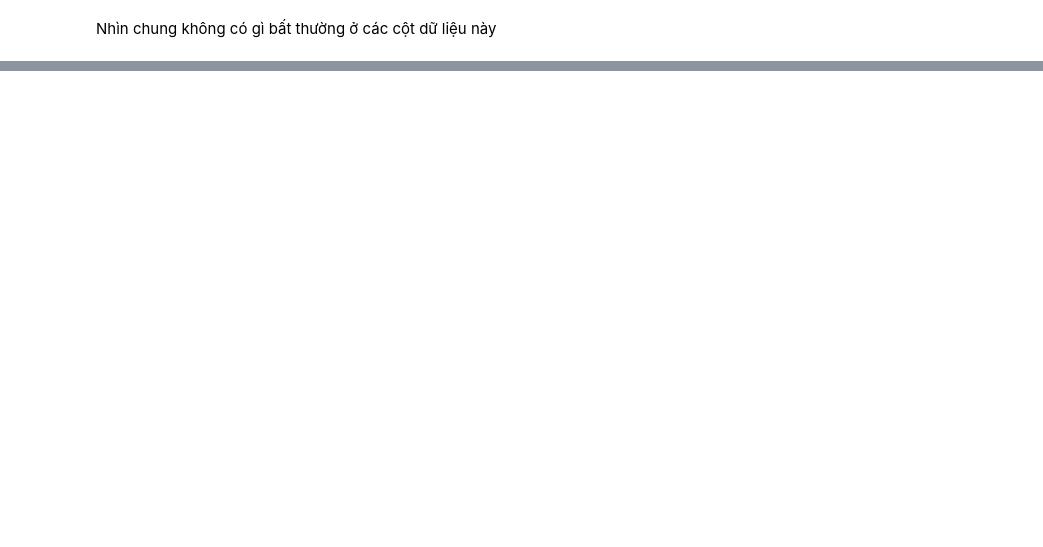
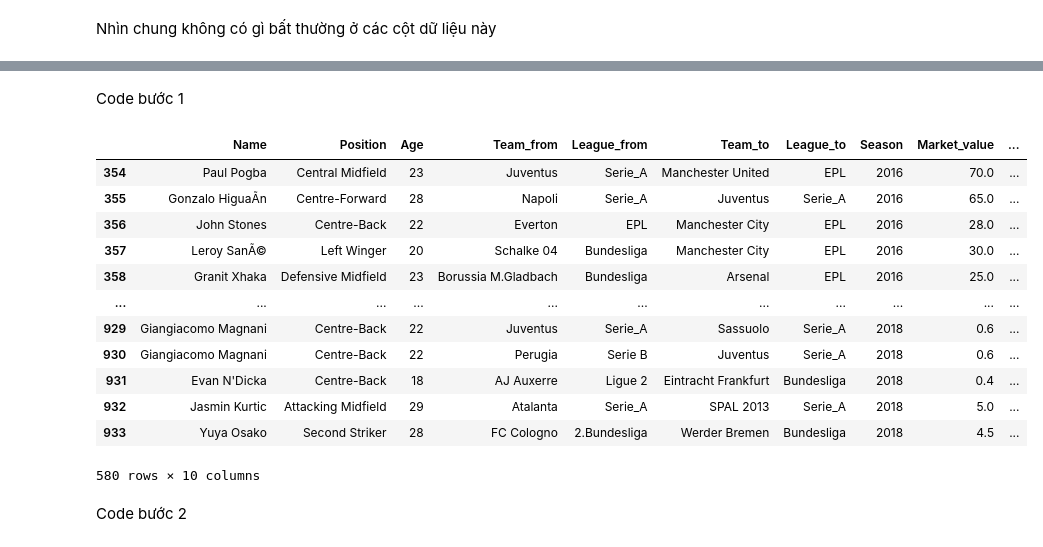
Before and after one commit to datpham2001/P4DS-CQ19-FinalProject, a Jupyter notebook: final-project.ipynb, the cells around one changed output, grey strips where cells are left out. Cells and saved outputs as stored; diff of their text form; code cells hidden in the pictures; blank space fills up the shorter version.

```diff
--- a/final-project.ipynb
+++ b/final-project.ipynb
@@ -157,0 +201,24 @@ Nhìn chung không có gì bất thường ở các cột dữ liệu này
+# %% [markdown]
+Code bước 1
+# %%
+def getThreeCurrentSeason(col):
+    return sorted(col, reverse=True)[:3]
+
+three_season_df = transfer_df[transfer_df['Season'].isin(getThreeCurrentSeason(transfer_df['Season'].unique()))]
+three_season_df
+# %% [output]
+|  | Name | Position | Age | Team_from | League_from | Team_to | League_to | Season | Market_value | ... |
+| 354 | Paul Pogba | Central Midfield | 23 | Juventus | Serie_A | Manchester United | EPL | 2016 | 70.0 | ... |
+| 355 | Gonzalo HiguaÃ­n | Centre-Forward | 28 | Napoli | Serie_A | Juventus | Serie_A | 2016 | 65.0 | ... |
+| 356 | John Stones | Centre-Back | 22 | Everton | EPL | Manchester City | EPL | 2016 | 28.0 | ... |
+| 357 | Leroy SanÃ© | Left Winger | 20 | Schalke 04 | Bundesliga | Manchester City | EPL | 2016 | 30.0 | ... |
+| 358 | Granit Xhaka | Defensive Midfield | 23 | Borussia M.Gladbach | Bundesliga | Arsenal | EPL | 2016 | 25.0 | ... |
+| ... | ... | ... | ... | ... | ... | ... | ... | ... | ... | ... |
+| 929 | Giangiacomo Magnani | Centre-Back | 22 | Juventus | Serie_A | Sassuolo | Serie_A | 2018 | 0.6 | ... |
+| 930 | Giangiacomo Magnani | Centre-Back | 22 | Perugia | Serie B | Juventus | Serie_A | 2018 | 0.6 | ... |
+| 931 | Evan N'Dicka | Centre-Back | 18 | AJ Auxerre | Ligue 2 | Eintracht Frankfurt | Bundesliga | 2018 | 0.4 | ... |
+| 932 | Jasmin Kurtic | Attacking Midfield | 29 | Atalanta | Serie_A | SPAL 2013 | Serie_A | 2018 | 5.0 | ... |
+| 933 | Yuya Osako | Second Striker | 28 | FC Cologno | 2.Bundesliga | Werder Bremen | Bundesliga | 2018 | 4.5 | ... |
+580 rows × 10 columns
+# %% [markdown]
+Code bước 2
```
Also changed, not shown: parts of 18 cells of this notebook.
